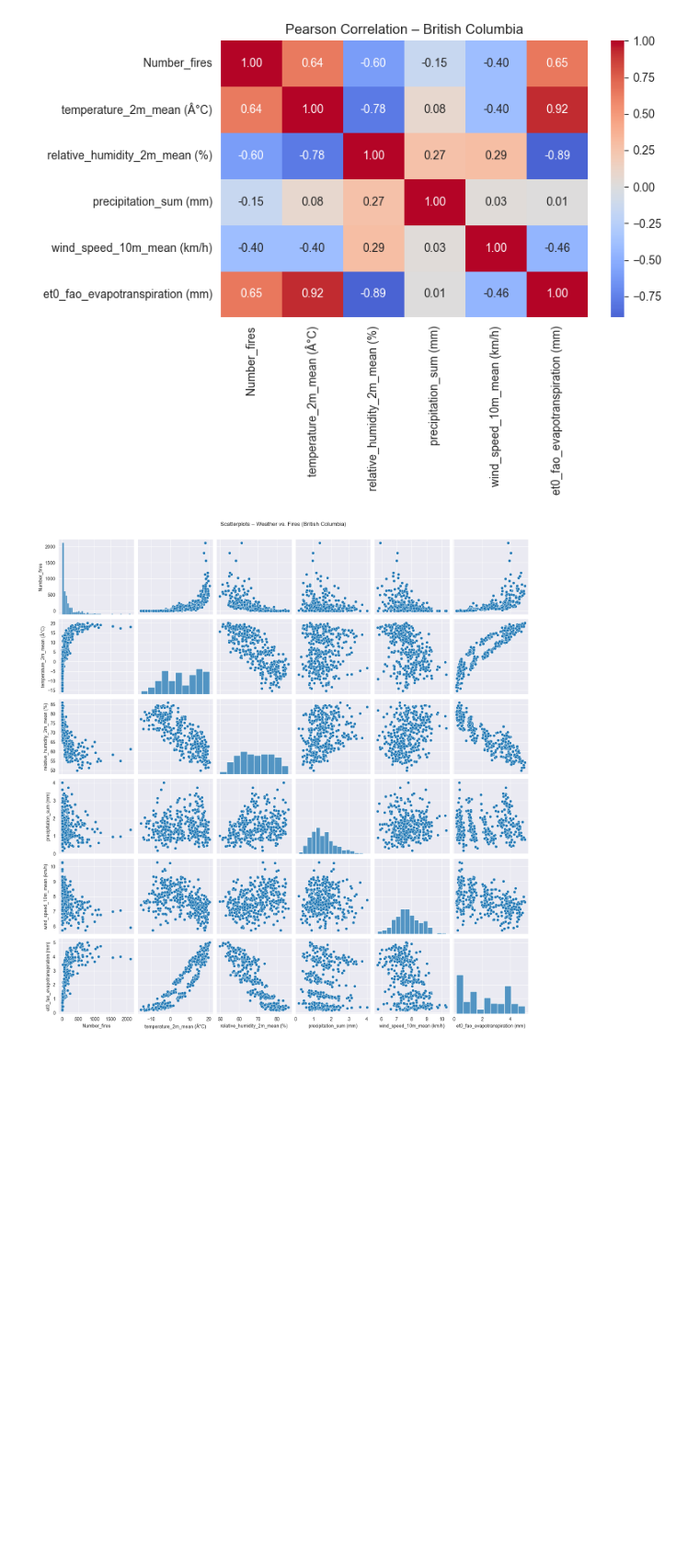
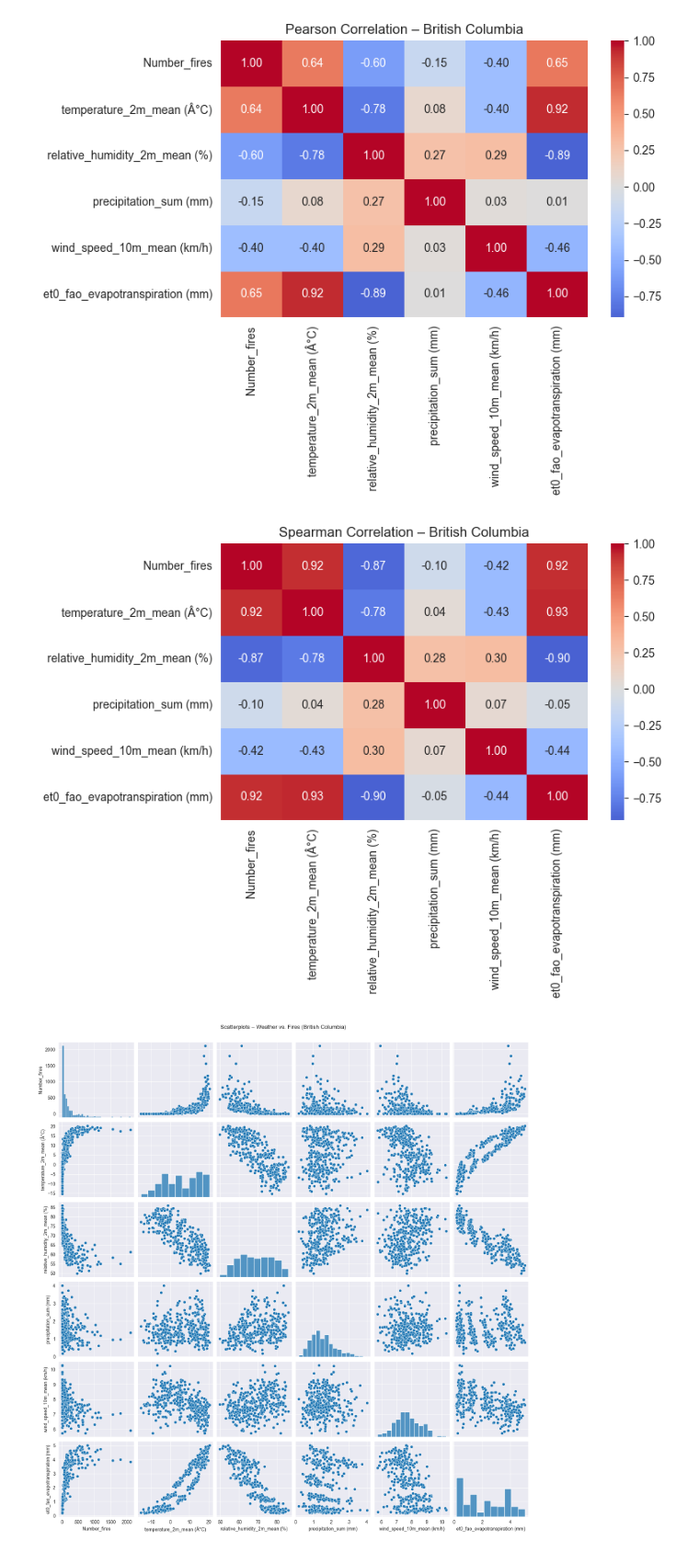
Before and after one commit to yajoka/firewatch, a Jupyter notebook: notebook/korrel.ipynb, the cells around one changed output. Shown at 92% size. Saved outputs shown, nothing was run; the diff lists cells and outputs as text; code cells hidden in the pictures; blank space fills up the shorter version.

```diff
--- a/notebook/korrel.ipynb
+++ b/notebook/korrel.ipynb
@@ -175,6 +175,20 @@ plt.tight_layout()
 plt.show()
 # %% [output]
 [figure]
+# %%
+plt.figure(figsize=(8, 6))
+sns.heatmap(
+    spearman_corr,
+    annot=True,
+    fmt=".2f",
+    cmap="coolwarm",
+    center=0
+)
+plt.title("Spearman Correlation – British Columbia")
+plt.tight_layout()
+plt.show()
+# %% [output]
+[figure, added]
 # %%
 sns.pairplot(
     df_corr,
```
Also changed, not shown: parts of 1 cell of this notebook.
